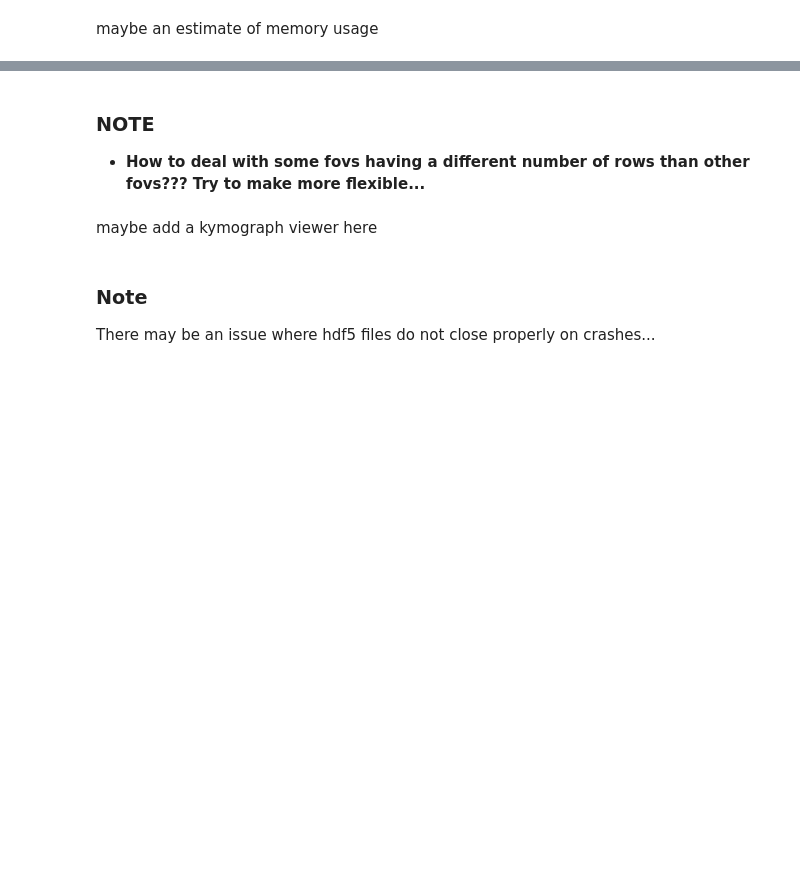
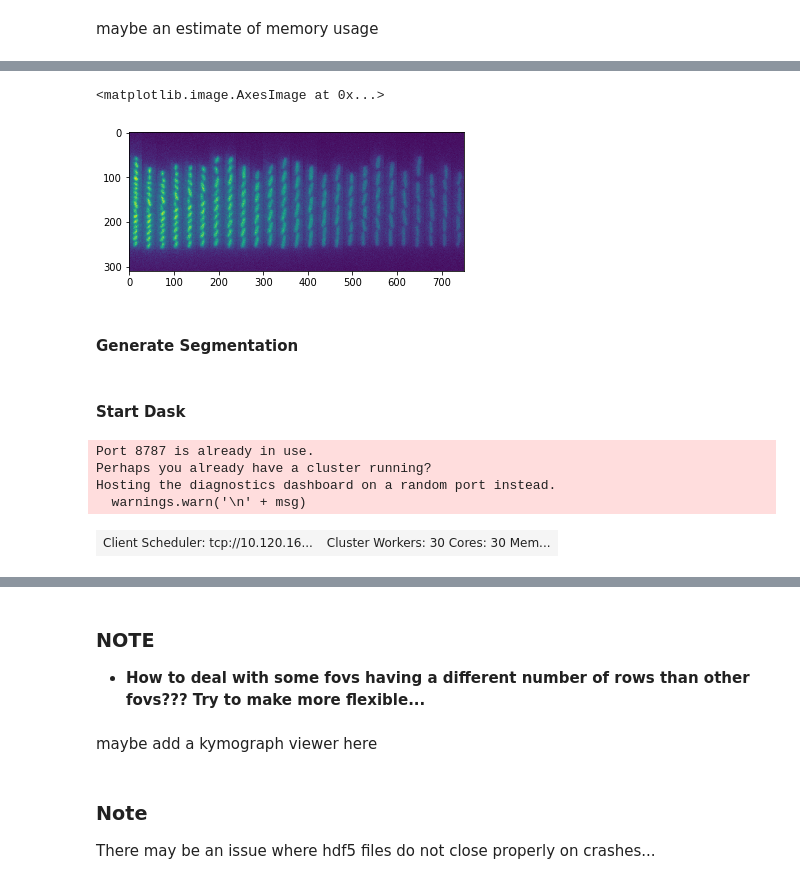
Before and after one commit to paulssonlab/TrenchRipper, a Jupyter notebook: Cluster_Notebook.ipynb, the cells around one changed output, grey strips where cells are left out. Drawn from its saved outputs; the diff is of its cells as text; code cells hidden in the pictures; blank space fills up the shorter version.

Commit message:
Havn't pushed in a while. Changes to dask reset behavior and manual orientation detection.

```diff
--- a/Cluster_Notebook.ipynb
+++ b/Cluster_Notebook.ipynb
@@ -107,0 +197,24 @@ from matplotlib import pyplot as plt
+# %%
+kymo_handle = tr.utils.kymo_handle()
+kymo_handle.import_wrap(h5py_handle["0/channel_RFP"][39])
+plt.imshow(kymo_handle.return_unwrap())
+# %% [output]
+<matplotlib.image.AxesImage at 0x...>
+[figure, added]
+# %% [markdown]
+#### Generate Segmentation
+# %% [markdown]
+#### Start Dask
+# %%
+kymo_controller = tr.cluster.dask_controller(walltime='01:00:00',local=False,n_workers=80,memory='1GB')
+kymo_controller.startdask()
+kymo_controller.daskcluster.start_workers()
+# %% [output]
+Port 8787 is already in use.
+Perhaps you already have a cluster running?
+Hosting the diagnostics dashboard on a random port instead.
+  warnings.warn('\n' + msg)
+# %%
+kymo_controller.daskclient
+# %% [output]
+| Client Scheduler: tcp://10.120.16... | Cluster Workers: 30 Cores: 30 Mem... |
```
Also changed, not shown: parts of 33 cells of this notebook, 9 other files.
